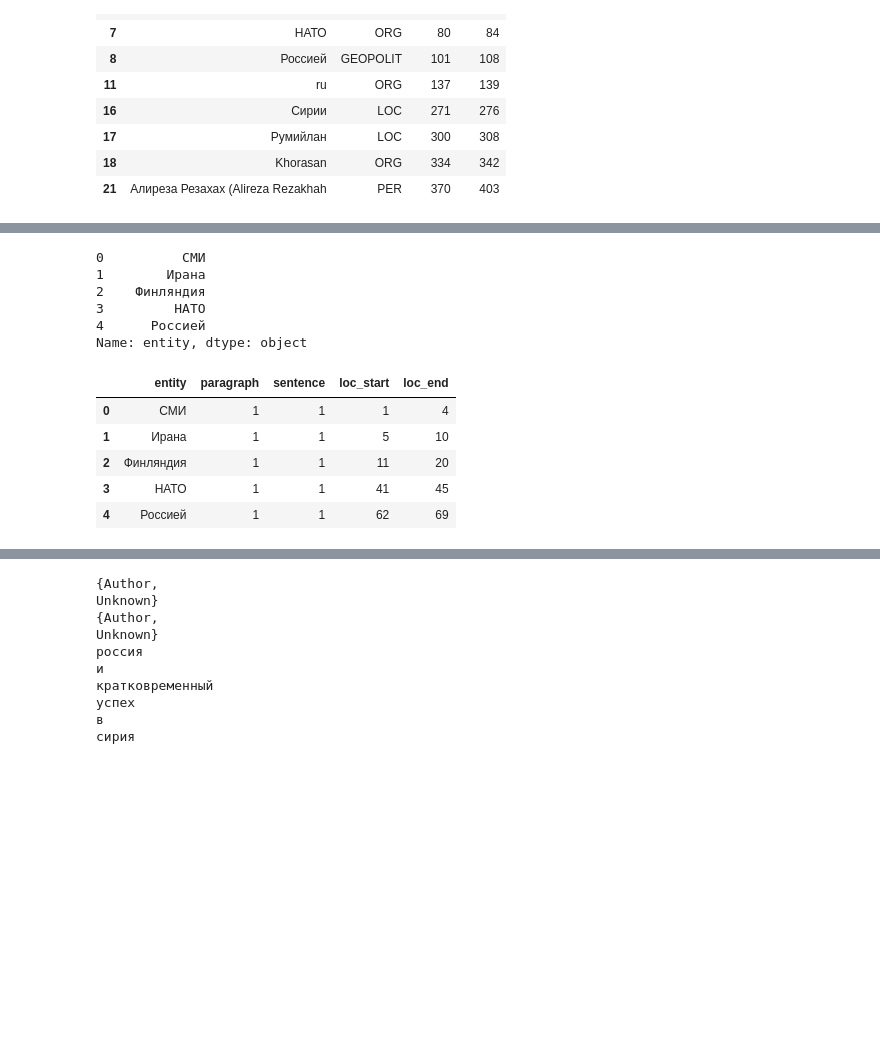
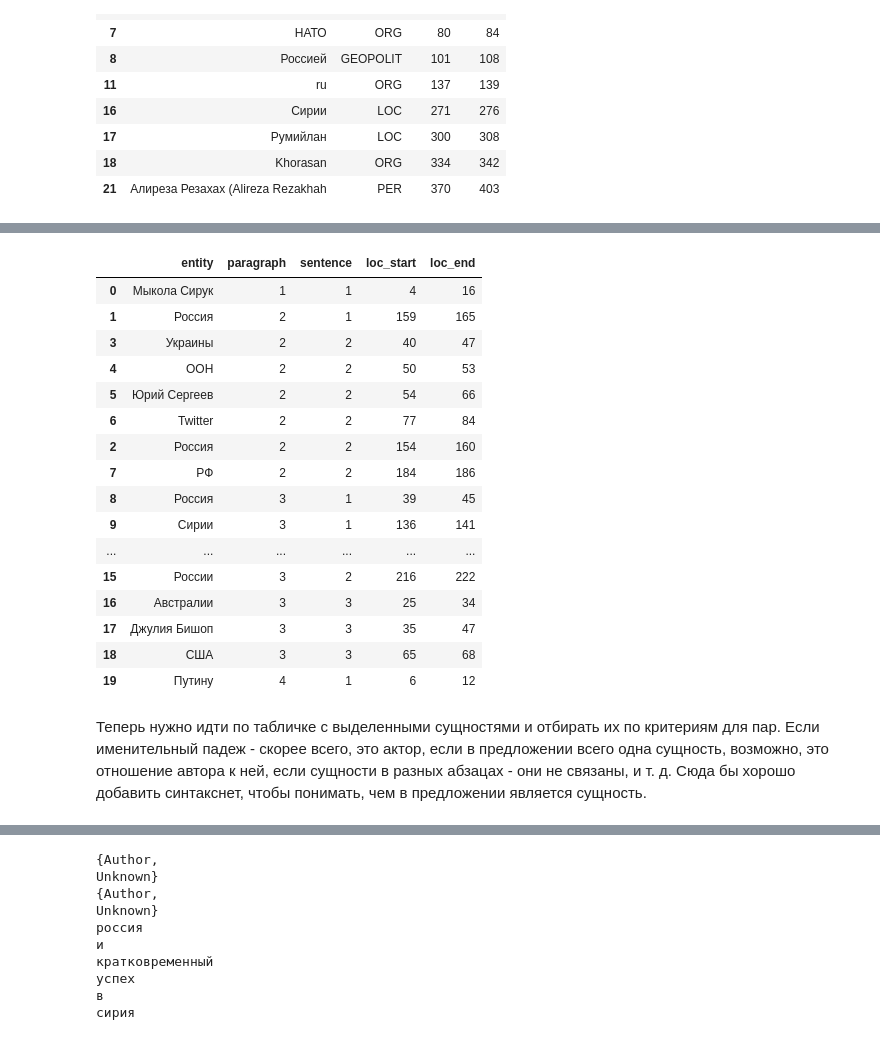
Before and after one commit to DmitrySerg/HSE-NLP-Summer-School, a Jupyter notebook: NLP_summerschool.ipynb, the cells around one changed output, grey strips where cells are left out. Drawn from its saved outputs; the diff is of its cells as text; code cells hidden in the pictures; blank space fills up the shorter version.

Commit message:
added locations of entities

```diff
--- a/NLP_summerschool.ipynb
+++ b/NLP_summerschool.ipynb
@@ -56,6 +59,8 @@ def transformAnnotation(number):
     d.drop(["to_delete"], axis=1, inplace=True)
     d["entity"] = d["entity"].apply(lambda x: x.strip("\r"))
     d["entity"] = d["entity"].apply(lambda x: x.decode("utf8"))
+
+    d = d[~d.entity.isin(["Unknown", "Author"])].entity.reset_index(drop=True)
 
     return d
 
@@ -151,6 +156,3 @@ def getSentimentCertainity(word):
 getSentimentCertainity("аборт")
 # %% [output]
 ('negative', 'fact')
-# %%
-entities = transformAnnotation(1)
-a = transformAnswer(1)
@@ -231,13 +222,20 @@ entities = entities[~entities.entity.isin(["Unknown", "Author"])].entity.reset_i
+# %%
+text = Text_to_dict(10)
+entities = transformAnnotation(10)
+answer = transformAnswer(10)
 # %%
 def getEntityPositions(text, entities):
+    """
+    This bad boy finds (hopefully) all entities in the text
+    Collects their exact locations and returns a neat Dataframe with them
+    """
+
     ENTITIES = pd.DataFrame(columns=["entity", "paragraph", "sentence", "loc_start", "loc_end"])
 
     for paragraph in text:
         for sentence in text[paragraph]:
-            #for word in text[paragraph][sentence]:
-            for entity in list(entities):
-                if entity in text[paragraph][sentence]:
-
+            for entity in list(entities.unique()):
+                if " " + entity + " " in " " + text[paragraph][sentence] +  " ":
                     loc_start = text[paragraph][sentence].find(entity)
                     loc_end = loc_start + len(entity)
 
@@ -248,6 +246,8 @@ def getEntityPositions(text, entities):
                                    "loc_end":loc_end}
 
                     ENTITIES = ENTITIES.append(to_append, ignore_index = True)
-    return ENTITIES.drop_duplicates()
+    ENTITIES = ENTITIES.drop_duplicates()
+    ENTITIES = ENTITIES.sort_values(by=["paragraph", "sentence", "loc_start"])
+    return ENTITIES
 # %%
 ENTITIES = getEntityPositions(text, entities)
@@ -268,18 +293,20 @@ for entity in entities.unique():
-# %%
-entities.head()
-# %% [output]
-0          СМИ
-1        Ирана
-2    Финляндия
-3         НАТО
-4      Россией
-Name: entity, dtype: object
 # %%
-ENTITIES.head()
+ENTITIES.head(20)
 # %% [output]
 |  | entity | paragraph | sentence | loc_start | loc_end |
-| 0 | СМИ | 1 | 1 | 1 | 4 |
-| 1 | Ирана | 1 | 1 | 5 | 10 |
-| 2 | Финляндия | 1 | 1 | 11 | 20 |
-| 3 | НАТО | 1 | 1 | 41 | 45 |
-| 4 | Россией | 1 | 1 | 62 | 69 |
+| 0 | Мыкола Сирук | 1 | 1 | 4 | 16 |
+| 1 | Россия | 2 | 1 | 159 | 165 |
+| 3 | Украины | 2 | 2 | 40 | 47 |
+| 4 | ООН | 2 | 2 | 50 | 53 |
+| 5 | Юрий Сергеев | 2 | 2 | 54 | 66 |
+| 6 | Twitter | 2 | 2 | 77 | 84 |
+| 2 | Россия | 2 | 2 | 154 | 160 |
+| 7 | РФ | 2 | 2 | 184 | 186 |
+| 8 | Россия | 3 | 1 | 39 | 45 |
+| 9 | Сирии | 3 | 1 | 136 | 141 |
+| ... | ... | ... | ... | ... | ... |
+| 15 | России | 3 | 2 | 216 | 222 |
+| 16 | Австралии | 3 | 3 | 25 | 34 |
+| 17 | Джулия Бишоп | 3 | 3 | 35 | 47 |
+| 18 | США | 3 | 3 | 65 | 68 |
+| 19 | Путину | 4 | 1 | 6 | 12 |
@@ -285,0 +321,2 @@ ENTITIES.head()
+# %% [markdown]
+Теперь нужно идти по табличке с выделенными сущностями и отбирать их по критериям для пар. Если именительный падеж - скорее всего, это актор, если в предложении всего одна сущность, возможно, это отношение автора к ней, если сущности в разных абзацах - они не связаны, и т. д. Сюда бы хорошо добавить синтакснет, чтобы понимать, чем в предложении является сущность.
```
Also changed, not shown: parts of 18 cells of this notebook.
